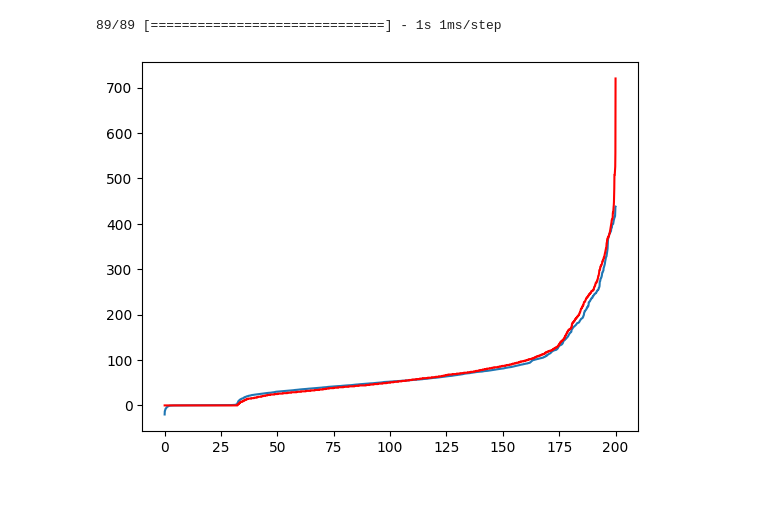
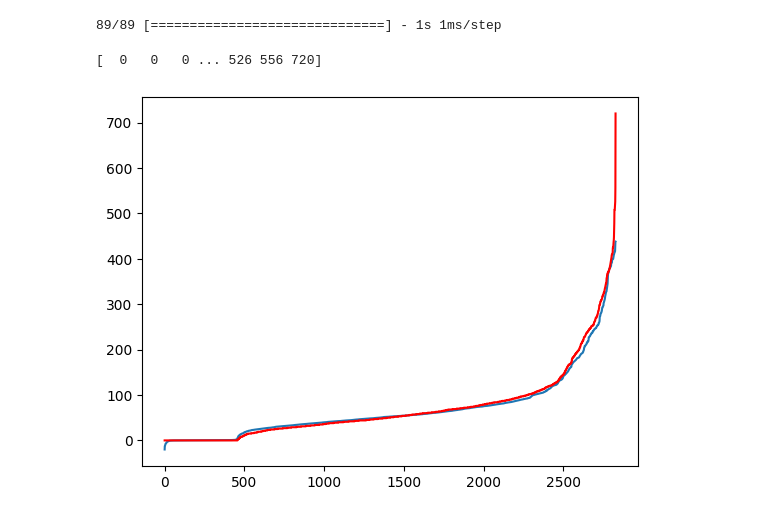
Before and after one commit to tuleshochka/BSM_MODEL, a Jupyter notebook: training_model.ipynb, the cells around one changed output. Saved outputs shown, nothing was run; the diff lists cells and outputs as text; code cells hidden in the pictures.

```diff
--- a/training_model.ipynb
+++ b/training_model.ipynb
@@ -190,20 +190,24 @@ y_test_ = y_test
 pred1.sort(axis=0)
 new_numpy = y_test_.to_numpy(dtype=int)
 new_numpy.sort(axis=0)
+# %%
+print(new_numpy)
+# %% [output]
+[  0   0   0 ... 526 556 720]
 # %%
 import numpy as np
 import matplotlib.pyplot as plt
 def f(x):
     return x**2*np.exp(-x**2)
 x = np.linspace ( start = 0.    # lower limit
-                , stop = 200      # upper limit
+                , stop = 2827      # upper limit
                 , num = 2827      # generate 51 points between 0 and 3
                 )
 # x = x.reshape(2827,1)
 y = pred1    # This is already vectorized, that is, y will be a vector!
 plt.plot(x, y)
 yy = new_numpy
 plt.plot(x, yy, 'r-')
 plt.show()
 # %% [output]
-[figure, old version]
+[figure, new version]
```
Also changed, not shown: 3 other files.
